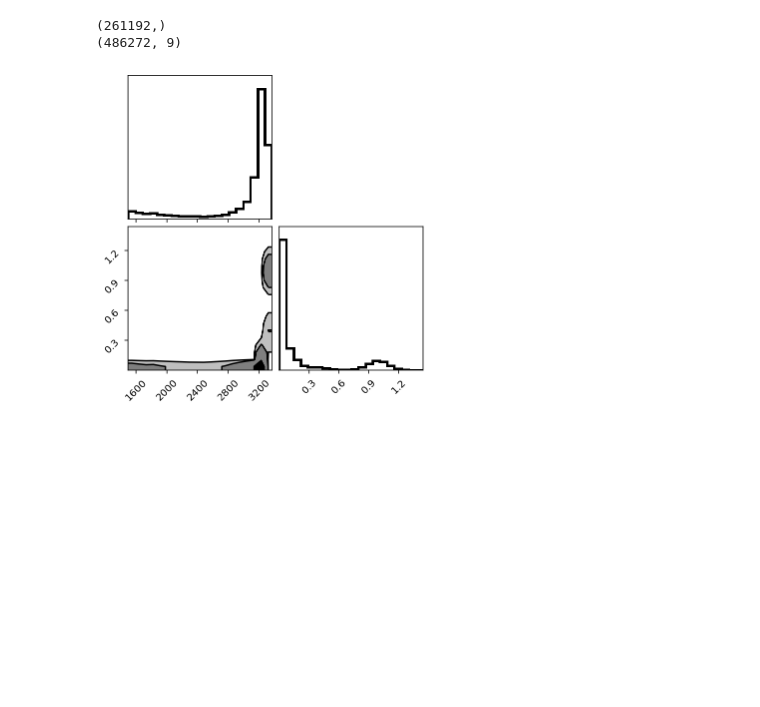
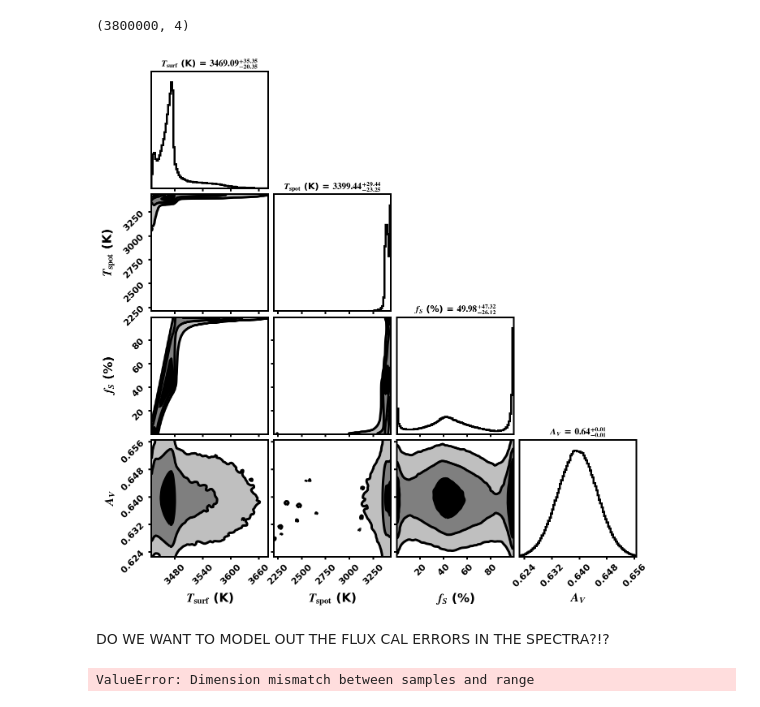
Before and after one commit to awmann/K233Spots, a Jupyter notebook: multi_contour.ipynb, the cells around one changed output. Saved outputs shown, nothing was run; the diff lists cells and outputs as text; code cells hidden in the pictures; blank space fills up the shorter version.

```diff
--- a/multi_contour.ipynb
+++ b/multi_contour.ipynb
@@ -9,6 +25,5 @@ import corner
 # %%
-filename = 'Multispec_snifs6.h5'
+filename = 'Lowres_backend2.h5'#'Lowres_backend2.h5'
 reader = emcee.backends.HDFBackend(filename)
 burnin = 10000
-thin = 12
-samples = reader.get_chain(discard=burnin, flat=True, thin=thin)
+thin = 5
@@ -15,23 +77,38 @@ samples = reader.get_chain(discard=burnin, flat=True, thin=thin)
+# %%
+samples_trim1 = np.array(samples[:,[0,1,2,6]])
+samples_trim1[:,2]=100.*np.array(samples_trim1[:,2])
+print(np.shape(samples_trim1))
+# %% [output]
+(3800000, 4)
+# %%
+rng = [0.997] * samples_trim1.shape[1]
+limits = [[3420,3600],[2800,3480],[0,99],[0.62,0.66]]
+labels = [r'$T_{\rm{surf}}$ (K)',r'$T_{\rm{spot}}$ (K)',r'$f_S$ (%)',r'$A_V$']
+fig = corner.corner(
+    samples_trim1, bins=90,smooth=1,
+    fill_contours=True, show_titles=True,title_fmt='.2f', range=rng,labels=labels, plot_datapoints=False,title_kwargs={"fontsize": 11},
+    hist_kwargs={"linewidth": 2.5},levels=[(1-np.exp(-0.5)),(1-np.exp(-2)),(1-np.exp(-4.5))]
+);
+
+plt.savefig('lowres_mini_contour1.pdf')
+# %% [output]
+[figure, added]
+# %% [markdown]
+DO WE WANT TO MODEL OUT THE FLUX CAL ERRORS IN THE SPECTRA?!?
 # %%
 samples_trim1 = samples[:,1:3]
-ll = np.squeeze(np.where(samples_trim1[:,0] > 3200))
-print(np.shape(ll))
-print(np.shape(samples))
-samples_trim1[ll,1] += 0.1*np.random.randn(np.size(ll))
-samples_trim1[:,1] = np.abs(samples_trim1[:,1])
-ll = np.squeeze(np.where(samples_trim1[:,1] > 1))
-samples[ll,1]-=1
-samples_trim1[:,1] = np.abs(samples_trim1[:,1])
+samples_trim1[:,1]=100*np.array(samples_trim1[:,1])
+rng = [0.999] * samples_trim1.shape[1]
 
+labels = [r'$T_{\rm{spot}}$ (K)',r'$f_S$ (%)']
 fig = corner.corner(
     samples_trim1,
-    fill_contours=True, plot_datapoints=False,title_kwargs={"fontsize": 11},#title_fmt='.3f',
+    fill_contours=True, range=rng,show_titles=True, title_fmt='.0f',labels=labels,plot_datapoints=False,title_kwargs={"fontsize": 11},#title_fmt='.3f',
     hist_kwargs={"linewidth": 2.5},levels=[(1-np.exp(-0.5)),(1-np.exp(-2)),(1-np.exp(-4.5))]
 );
+plt.savefig('lowres_mini_contour2.pdf')
 # %% [output]
-(261192,)
-(486272, 9)
+ValueError: Dimension mismatch between samples and range
-[figure, removed]
 # %%
 filename = 'Transspec2.h5'
 reader = emcee.backends.HDFBackend(filename)
```
Also changed, not shown: parts of 12 cells of this notebook, 7 other files.
